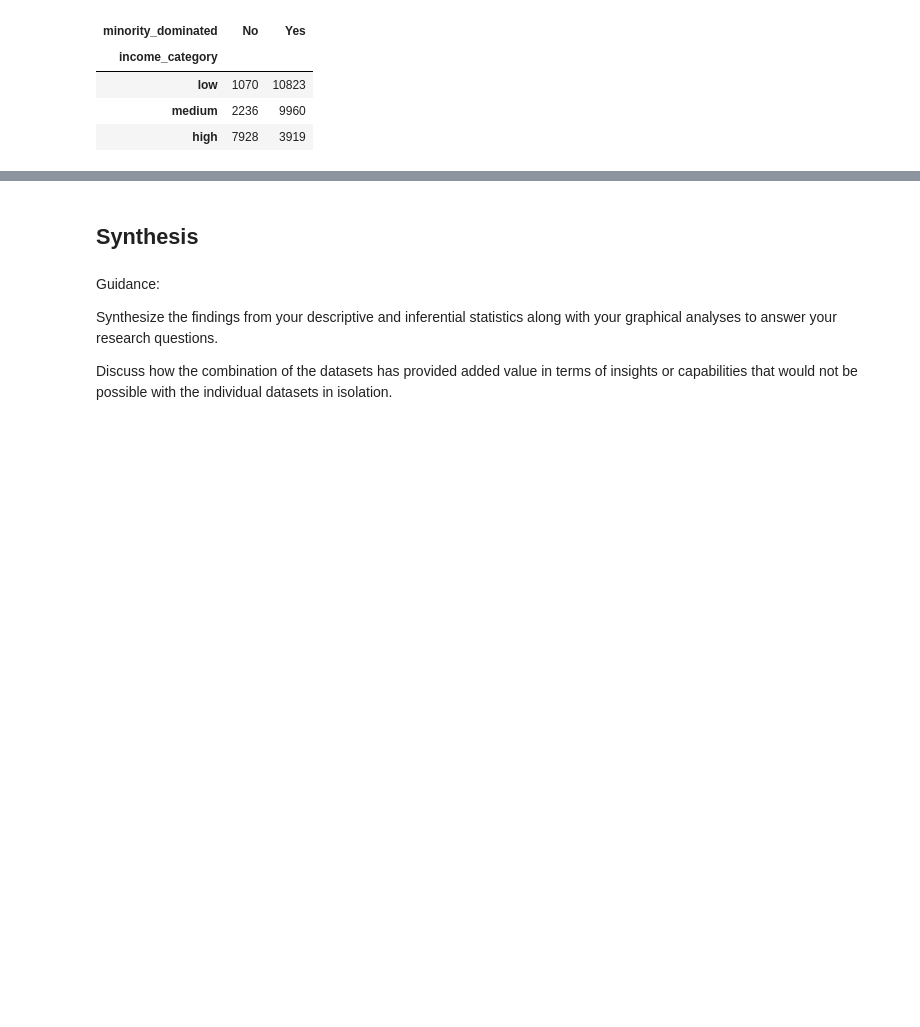
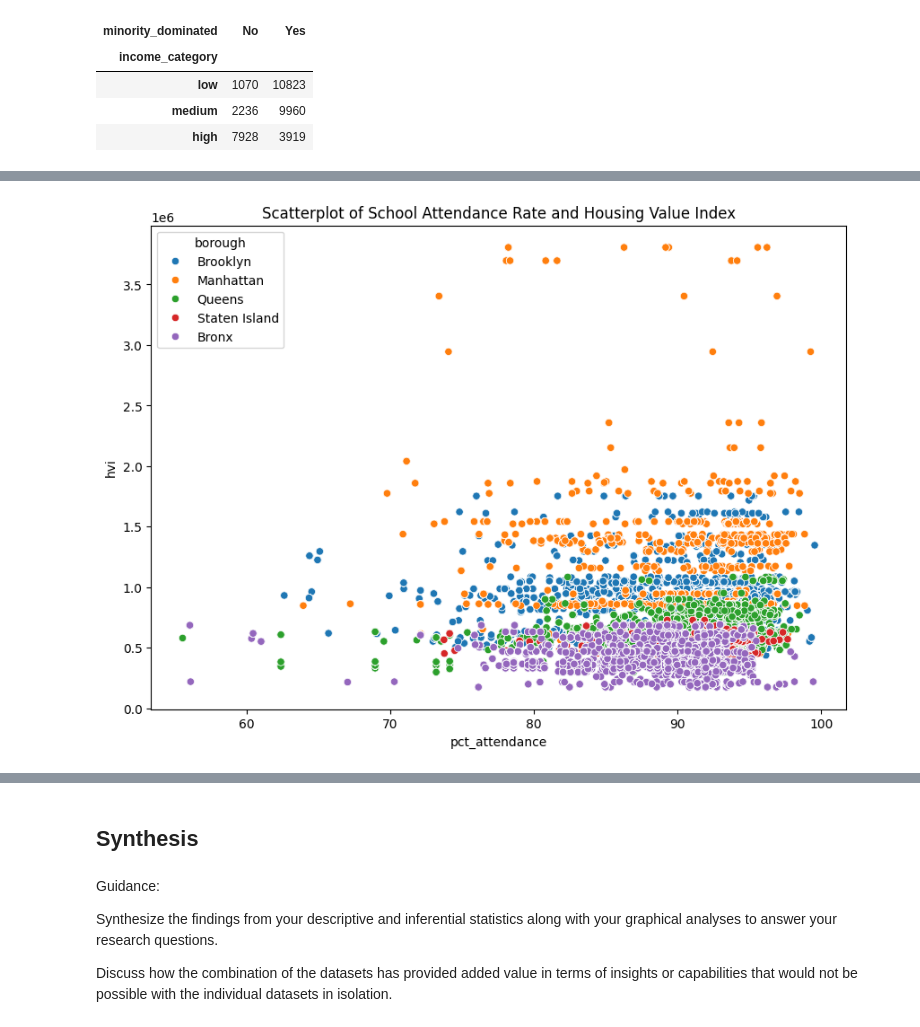
Before and after one commit to NakaFrozn/si618_final_project, a Jupyter notebook: Final_project_Step2.ipynb, the cells around one changed output, grey strips where cells are left out. Drawn from its saved outputs; the diff is of its cells as text; code cells hidden in the pictures; blank space fills up the shorter version.

```diff
--- a/Final_project_Step2.ipynb
+++ b/Final_project_Step2.ipynb
@@ -630,0 +657,8 @@ crossTab
+# %%
+# Scatterplot
+plt.figure(figsize=(10, 7))
+sns.scatterplot(data=data, x='pct_attendance', hue='borough', y='hvi')
+plt.title("Scatterplot of School Attendance Rate and Housing Value Index")
+plt.show()
+# %% [output]
+[figure, added]
```
Also changed, not shown: parts of 15 cells of this notebook.
